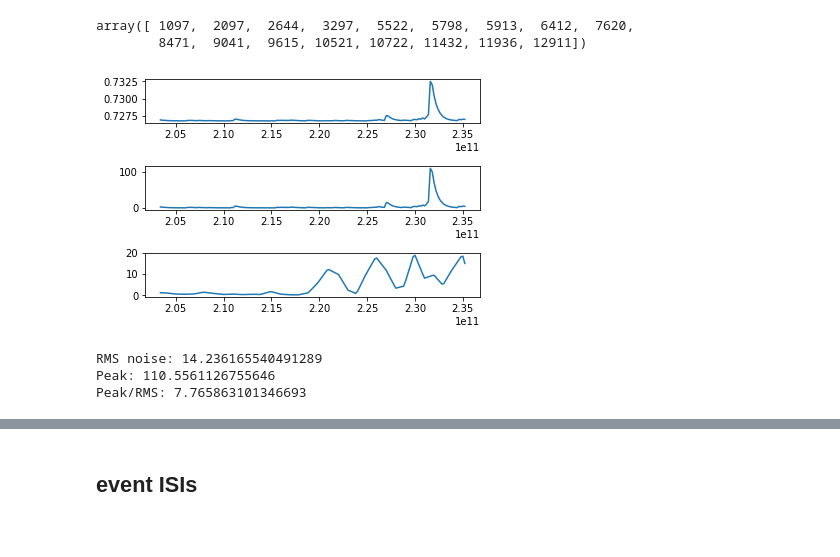
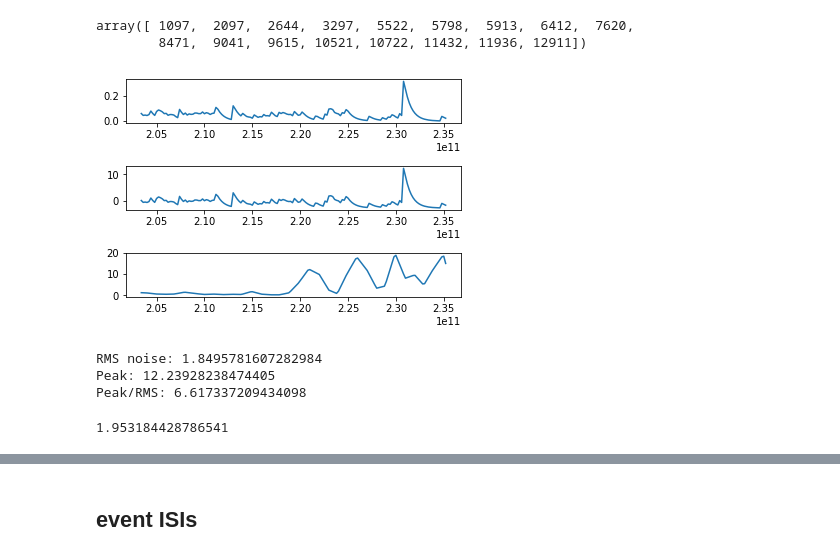
Before and after one commit to marburyvthesea/post_cnmfe_analysis, a Jupyter notebook: openfield_analysis/triggered_averaging/triggered_averaging_group_new_z_score.ipynb, the cells around one changed output, grey strips where cells are left out. Drawn from its saved outputs; the diff is of its cells as text; code cells hidden in the pictures.

```diff
--- a/openfield_analysis/triggered_averaging/triggered_averaging_group_new_z_score.ipynb
+++ b/openfield_analysis/triggered_averaging/triggered_averaging_group_new_z_score.ipynb
@@ -231,25 +237,25 @@ array([ 1097,  2097,  2644,  3297,  5522,  5798,  5913,  6412,  7620,
 # %%
 ##plot individual cell activity
 #raw "pre z score" region
 #zscores
 #velocity
 sample = sample_crossing_indicies[0]
-cell = 6
+cell = 1
 fig, (ax1, ax2, ax3) = plt.subplots(3)
 ax1.plot(C_norm_df.loc[session][cell][sample-80:sample+80])
 ax2.plot(z_scored_regions_by_session[session][sample][cell])
 ax3.plot(V_df.loc[session]['tail_base'][sample-80:sample+80])
 plt.subplots_adjust(hspace=1)
 plt.show()
 
 #display rms noise for trace
 rms = np.sqrt(np.mean(np.square(z_scored_regions_by_session[session][sample][cell])))
 peak = np.max(z_scored_regions_by_session[session][sample][cell])
 print('RMS noise:', rms)
 print('Peak:', peak)
 print('Peak/RMS:', peak/rms)
 # %% [output]
-[figure, old version]
+[figure, new version]
-RMS noise: 14.236165540491289
-Peak: 110.5561126755646
-Peak/RMS: 7.765863101346693
+RMS noise: 1.8495781607282984
+Peak: 12.23928238474405
+Peak/RMS: 6.617337209434098
@@ -257,0 +262,6 @@ peak_RMS_ratio =
+# %%
+peak_rms = lambda cell_fluorescence : np.max(cell_fluorescence)/np.sqrt(np.mean(np.square(cell_fluorescence)))
+
+peak_rms(z_scored_regions_by_session['GRIN039_H12_M26_S54'][1097][15])
+# %% [output]
+1.953184428786541
```
Also changed, not shown: parts of 11 cells of this notebook.
